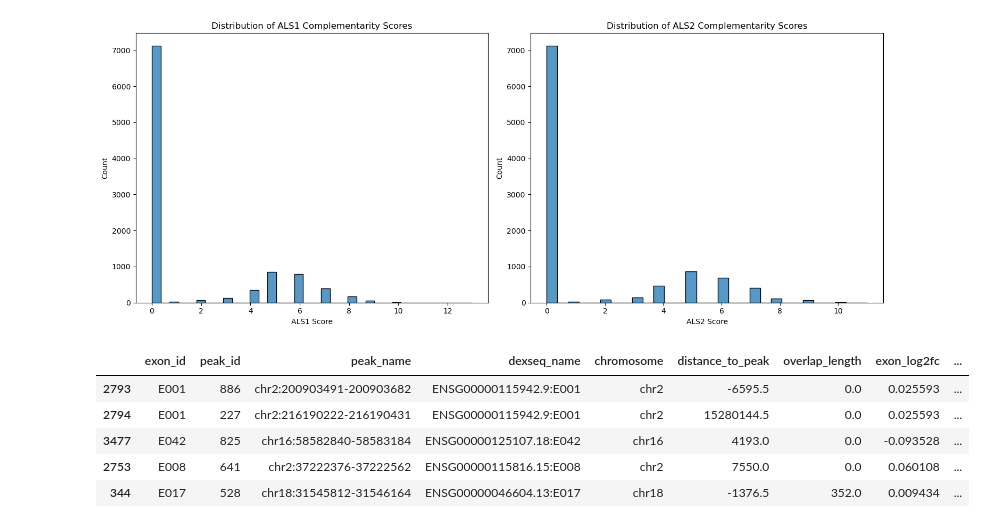
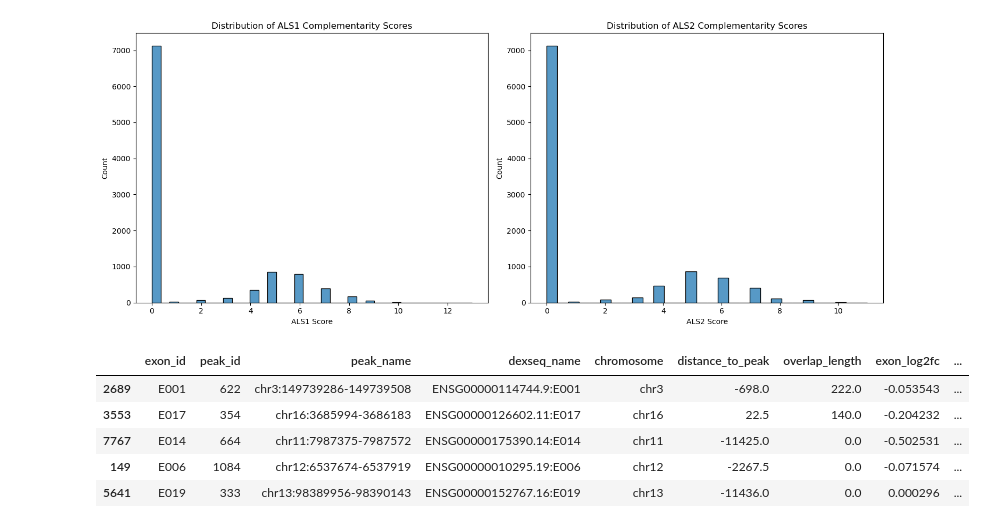
Before and after one commit to michal7kw/SRF_Snords, a Jupyter notebook: 6_overlap_peaks_DE_permisive.ipynb, the cells around one changed output. Cells and saved outputs as stored; diff of their text form; code cells hidden in the pictures.

```diff
--- a/6_overlap_peaks_DE_permisive.ipynb
+++ b/6_overlap_peaks_DE_permisive.ipynb
@@ -1002,18 +1002,17 @@ plt.show()
 # %% [output]
 [figure]
 # %%
-enriched_overlaps_df["groupID"] = enriched_overlaps_df["dexseq_name"].str.split(':').str[0]
-n_sel = 100
+enriched_overlaps_df2["groupID"] = enriched_overlaps_df2["dexseq_name"].str.split(':').str[0]
 # %%
-enriched_overlaps_df = enriched_overlaps_df.sort_values('current_exon_als1_score', ascending=False)
+enriched_overlaps_df2 = enriched_overlaps_df2.sort_values('current_exon_als1_score', ascending=False)
 # %%
-enriched_overlaps_df.head()
+enriched_overlaps_df2.head()
 # %% [output]
 |  | exon_id | peak_id | peak_name | dexseq_name | chromosome | distance_to_peak | overlap_length | exon_log2fc | ... |
-| 2793 | E001 | 886 | chr2:200903491-200903682 | ENSG00000115942.9:E001 | chr2 | -6595.5 | 0.0 | 0.025593 | ... |
-| 2794 | E001 | 227 | chr2:216190222-216190431 | ENSG00000115942.9:E001 | chr2 | 15280144.5 | 0.0 | 0.025593 | ... |
-| 3477 | E042 | 825 | chr16:58582840-58583184 | ENSG00000125107.18:E042 | chr16 | 4193.0 | 0.0 | -0.093528 | ... |
-| 2753 | E008 | 641 | chr2:37222376-37222562 | ENSG00000115816.15:E008 | chr2 | 7550.0 | 0.0 | 0.060108 | ... |
-| 344 | E017 | 528 | chr18:31545812-31546164 | ENSG00000046604.13:E017 | chr18 | -1376.5 | 352.0 | 0.009434 | ... |
+| 2689 | E001 | 622 | chr3:149739286-149739508 | ENSG00000114744.9:E001 | chr3 | -698.0 | 222.0 | -0.053543 | ... |
+| 3553 | E017 | 354 | chr16:3685994-3686183 | ENSG00000126602.11:E017 | chr16 | 22.5 | 140.0 | -0.204232 | ... |
+| 7767 | E014 | 664 | chr11:7987375-7987572 | ENSG00000175390.14:E014 | chr11 | -11425.0 | 0.0 | -0.502531 | ... |
+| 149 | E006 | 1084 | chr12:6537674-6537919 | ENSG00000010295.19:E006 | chr12 | -2267.5 | 0.0 | -0.071574 | ... |
+| 5641 | E019 | 333 | chr13:98389956-98390143 | ENSG00000152767.16:E019 | chr13 | -11436.0 | 0.0 | 0.000296 | ... |
 # %%
 n_sel = 100
```
Also changed, not shown: parts of 3 cells of this notebook.
